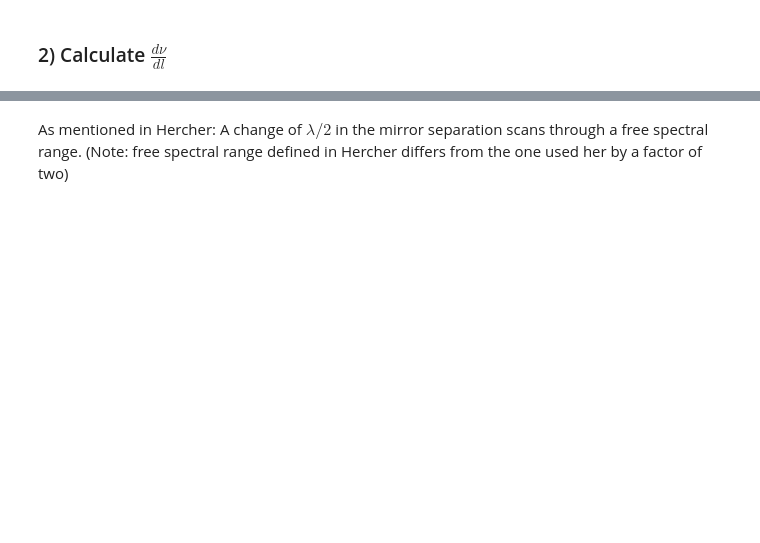
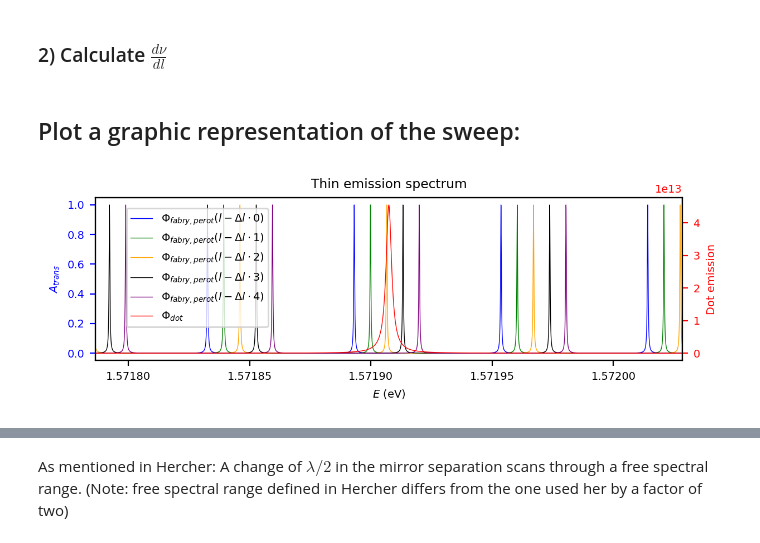
Before and after one commit to JKU-HFP/Sizing_Fabry_Perot_Interferometer, a Jupyter notebook: Sizing_Fabry_Perot_Interferometer.ipynb, the cells around one changed output, grey strips where cells are left out. Saved outputs shown, nothing was run; the diff lists cells and outputs as text; code cells hidden in the pictures; blank space fills up the shorter version.

```diff
--- a/Sizing_Fabry_Perot_Interferometer.ipynb
+++ b/Sizing_Fabry_Perot_Interferometer.ipynb
@@ -513,6 +499,32 @@ l_sweep_distance_upper_thin = l_sweep_range_upper_thin[-1] - l_sweep_range_upper
 
 l_sweep_distance_lower_broad = l_sweep_range_lower_broad[-1] - l_sweep_range_lower_broad[0]
 l_sweep_distance_upper_broad = l_sweep_range_upper_broad[-1] - l_sweep_range_upper_broad[0]
+# %% [markdown]
+## Plot a graphic representation of the sweep:
+# %%
+fig, ax1 = plt.subplots(1, 1)
+
+colors = ["blue", "green", "orange", "black",  "purple"]
+
+for i, l in enumerate(np.linspace(0, l_sweep_distance_lower_thin/2, 5)):
+    ax1.plot(E_zero, A_prime_trans_E(E_zero, R_1, R_2, l_zero - l), colors[i], label=r"$\Phi_{fabry,perot}(l - \Delta l \cdot$" + str(i) + ")")
+
+ax1.set_xlabel(r"$E$ (eV)")
+ax1.set_ylabel(r"$A_{trans}$", color="b")
+ax1.ticklabel_format(useOffset=False)
+ax1.tick_params("y", colors="b")
+ax1.set_title(f"Thin emission spectrum")
+ax1.set_xlim(E_zero.min(), E_zero.max())
+
+ax2 = ax1.twinx()
+ax2.plot(E_zero, phi_dot_zero, "r", label=r"$\Phi_{dot}$")
+ax2.set_ylabel("Dot emission", color="r")
+ax2.tick_params("y", colors="r")
+
+fig.legend(loc='upper left', bbox_to_anchor=(0.12, 0.85))
+fig.tight_layout()
+# %% [output]
+[figure, added]
 # %%
 print(f"l_sweep_lower_thin:  {l_sweep_distance_lower_thin * 10**9:.02f} nm")
 print(f"l_sweep_upper_thin:  {l_sweep_distance_upper_thin * 10**9:.02f} nm")
```
Also changed, not shown: parts of 12 cells of this notebook.
